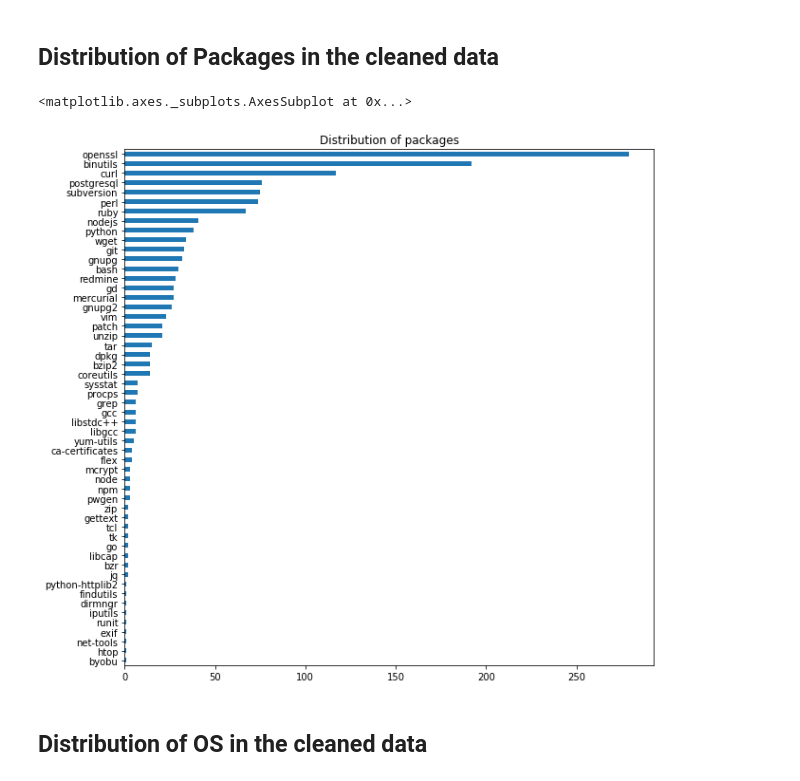
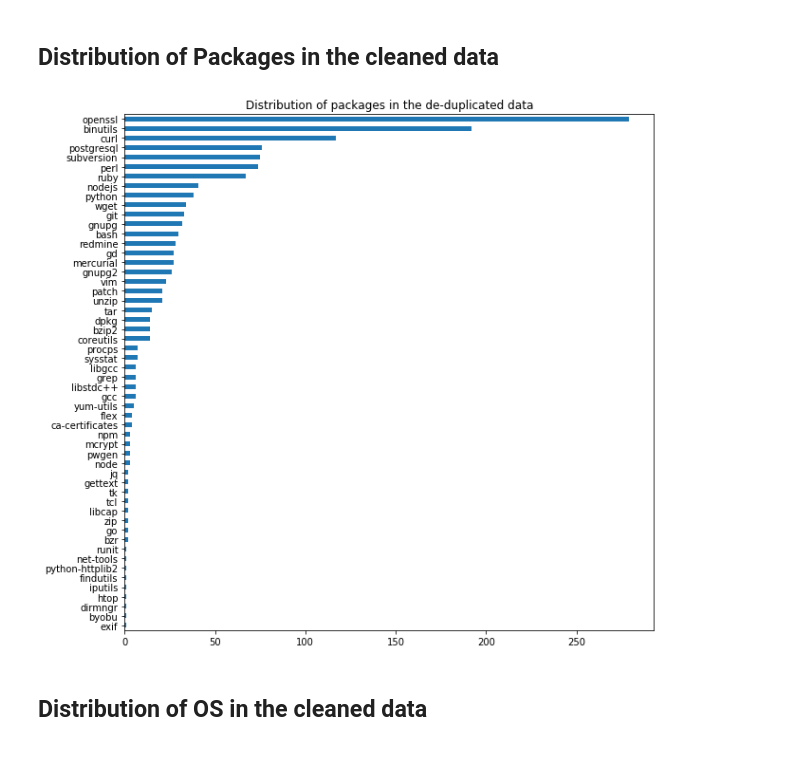
Before and after one commit to BU-NU-CLOUD-F19/Tracing_security_fixes_for_docker_images, a Jupyter notebook: demos/analyze_reports.ipynb, the cells around one changed output. Saved outputs shown, nothing was run; the diff lists cells and outputs as text; code cells hidden in the pictures.

Commit message:
Save outputs

```diff
--- a/demos/analyze_reports.ipynb
+++ b/demos/analyze_reports.ipynb
@@ -114,10 +116,12 @@ array(['tar', 'redmine', 'python', 'yum-utils', 'vim', 'perl',
 # %%
 plt.figure(figsize=(10,10))
 data.Package.value_counts()[::-1].plot('barh',
-                                       title="Distribution of packages")
+                                       title="Distribution of packages in the de-duplicated data")
+plt.savefig("outputs/Distribution_of_packages_in_the_dedup_data.png")
+
+plt.show()
 # %% [output]
-<matplotlib.axes._subplots.AxesSubplot at 0x...>
-[figure, old version]
+[figure, new version]
 # %% [markdown]
 ## Distribution of OS in the cleaned data
 # %%
```
Also changed, not shown: parts of 4 cells of this notebook, 5 other files.
